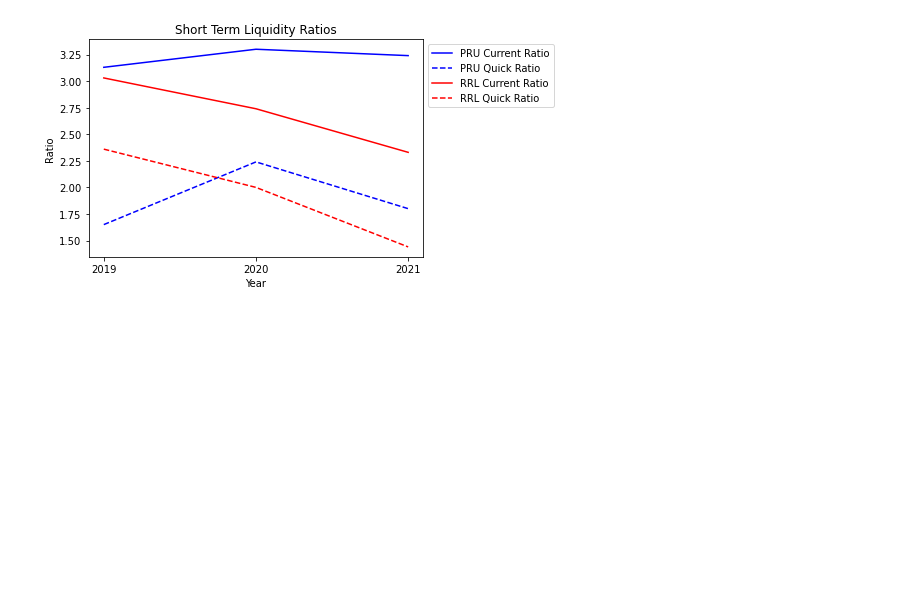
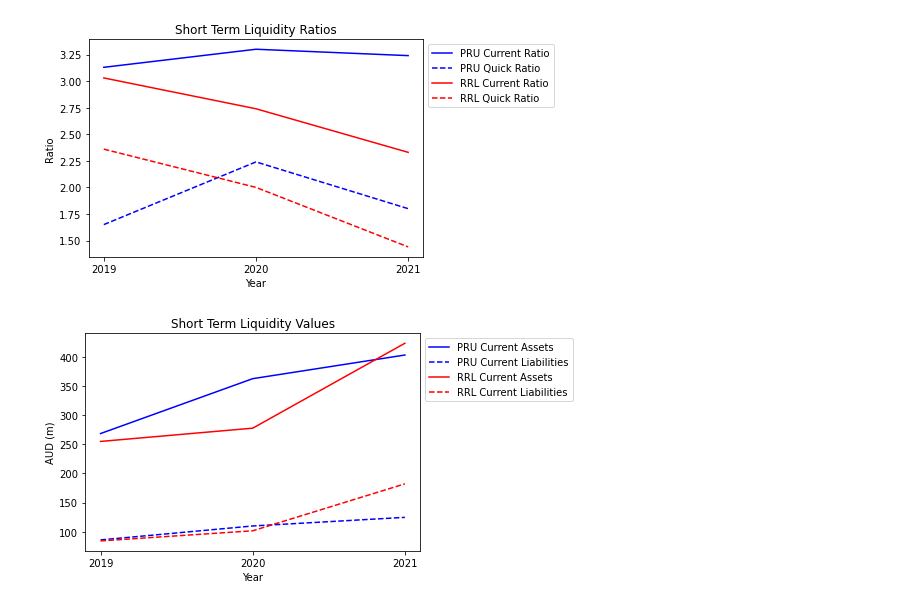
Before and after one commit to Aiden-Ziegelaar/ACCT5602-Analysis, a Jupyter notebook: Liquidity/liquidityPlot.ipynb, the cells around one changed output. Drawn from its saved outputs; the diff is of its cells as text; code cells hidden in the pictures; blank space fills up the shorter version.

```diff
--- a/Liquidity/liquidityPlot.ipynb
+++ b/Liquidity/liquidityPlot.ipynb
@@ -11,6 +11,18 @@ liquidity_ratios = {
         'Quick Ratio' :  np.array([2.36,2.00, 1.44])
     }
 }
+
+liquidity_figures = {
+    'PRU': {
+        'Current Assets' : np.array([268.47,362.70,403.30]),
+        'Current Liabilities' :  np.array([85.83,109.76,124.58])
+    },
+    'RRL': {
+        'Current Assets' : np.array([254.92,277.70,423.52]),
+        'Current Liabilities' :  np.array([84.11,101.50,182.13])
+    }
+}
+
 x_axis = ['2019', '2020', '2021']
 # %%
 from matplotlib import pyplot as plt
@@ -32,3 +44,23 @@ plt.legend(bbox_to_anchor=(1,1), loc="upper left")
 plt.show()
 # %% [output]
 [figure]
+# %%
+from matplotlib import pyplot as plt
+
+fig, ax = plt.subplots()
+
+ax.plot(x_axis, liquidity_figures['PRU']['Current Assets'], color = 'blue', label='PRU Current Assets')
+ax.plot(x_axis, liquidity_figures['PRU']['Current Liabilities'], linestyle="dashed", color = 'blue', label='PRU Current Liabilities')
+ax.plot(x_axis, liquidity_figures['RRL']['Current Assets'], color = 'red', label='RRL Current Assets')
+ax.plot(x_axis, liquidity_figures['RRL']['Current Liabilities'], linestyle="dashed", color = 'red', label='RRL Current Liabilities')
+
+plt.xlabel("Year")
+plt.ylabel("AUD (m)")
+
+plt.title("Short Term Liquidity Values")
+
+plt.legend(bbox_to_anchor=(1,1), loc="upper left")
+
+plt.show()
+# %% [output]
+[figure, added]
```
Also changed, not shown: 3 other files.
